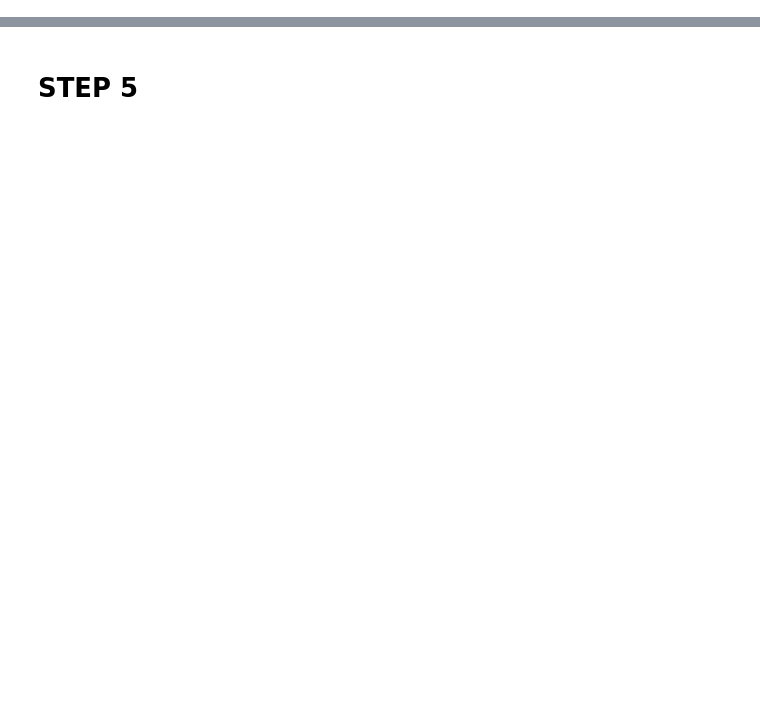
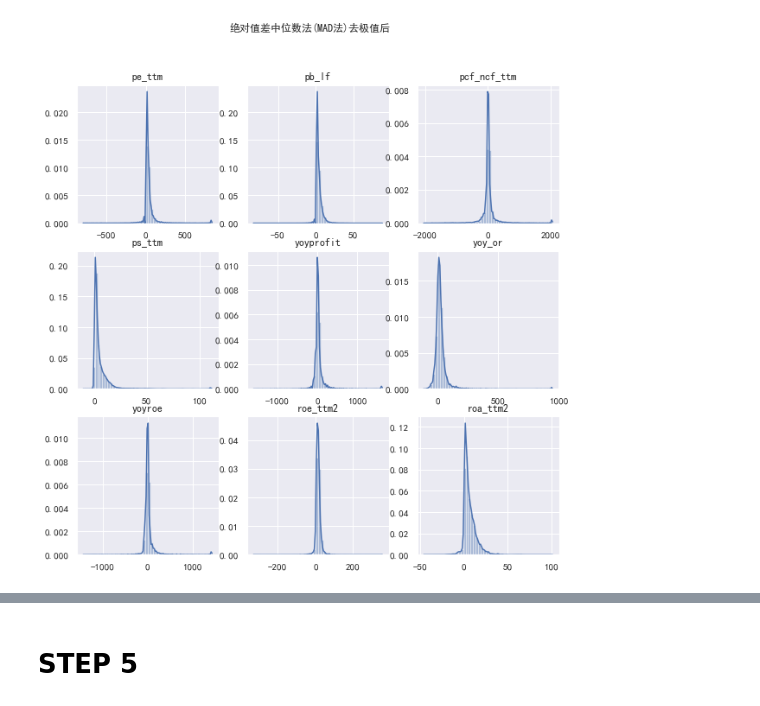
Before and after one commit to WIFAQuant/HS300, a Jupyter notebook: HS300.ipynb, the cells around one changed output, grey strips where cells are left out. Saved outputs shown, nothing was run; the diff lists cells and outputs as text; code cells hidden in the pictures; blank space fills up the shorter version.

```diff
--- a/HS300.ipynb
+++ b/HS300.ipynb
@@ -203,16 +226,0 @@ def get_values(data):
-# %%
-def overview():
-    '''
-    Return:
-        save a 3*3 histogram distribution plot of original data.
-    '''
-    # Get an overview of 9 of the factors histogram distribution plot.
-    plt.figure(figsize = (10, 10))
-    for i in range(9):
-        plt.subplot(int("33" + str(i+1)))
-        sns.distplot(get_values(
-            data = get_data(get_factor_list()[i])
-        ))
-        plt.title(get_factor_list()[i])
-    plt.suptitle("不同因子在A股的历史数据分布")
-    plt.savefig(path + "\\H3 Plots\\overview.png")
@@ -359,0 +414,30 @@ def huge_deviation_original_data():
+# %%
+
+
+def MAD_filter(factor_name, n=60):
+    '''
+    Parameter:
+        factor_name: name of factors in Wind. (str)
+        n: how many times new median. (int)
+    Return:
+        filtered data. (pd.DataFrame)
+    '''
+    data = get_data(factor_name)
+    values = get_values(data)
+    median = np.percentile(
+        values,
+        50
+    )
+    new_median = np.percentile(
+        get_values(abs(data - median)), 50
+    )
+    min_range = median - n * new_median
+    max_range = median + n * new_median
+    return data.clip(min_range, max_range, axis=1)
+# %%
+overview(
+    source_data_function=MAD_filter,
+    title="绝对值差中位数法(MAD法)去极值后"
+)
+# %% [output]
+[figure, added]
```
Also changed, not shown: parts of 120 cells of this notebook, 25 other files.
